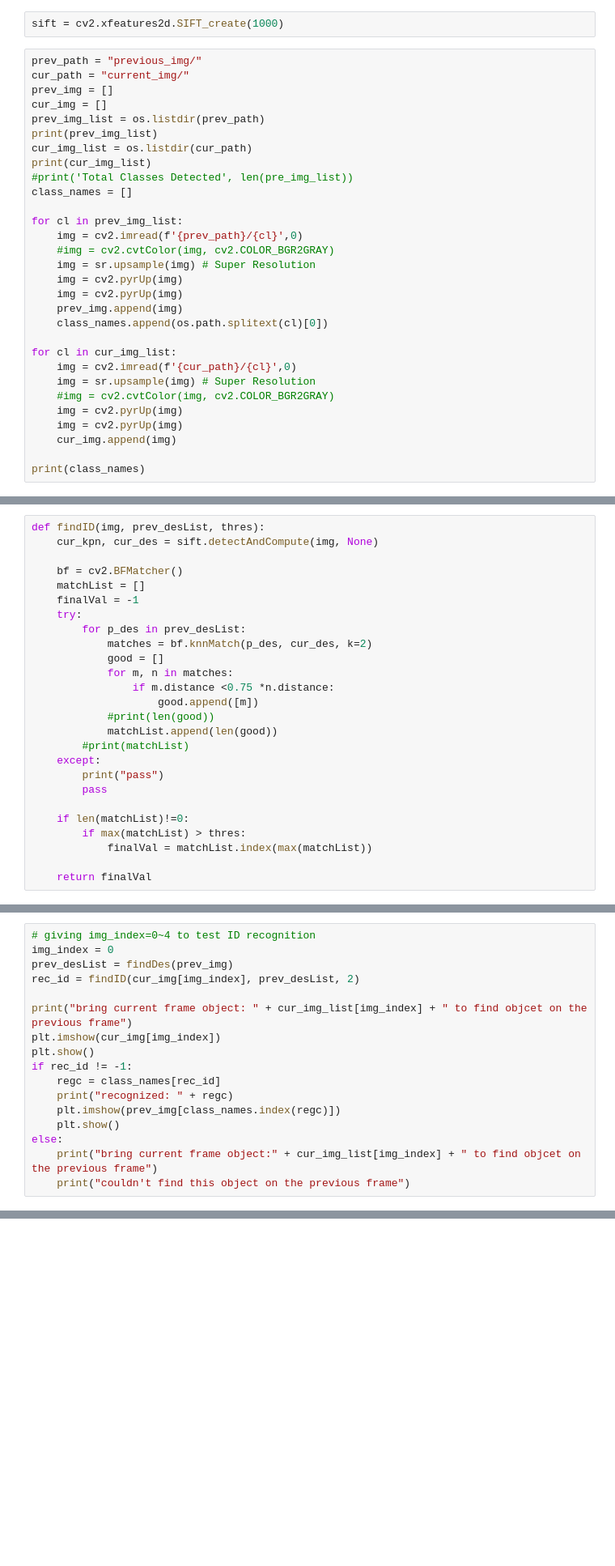
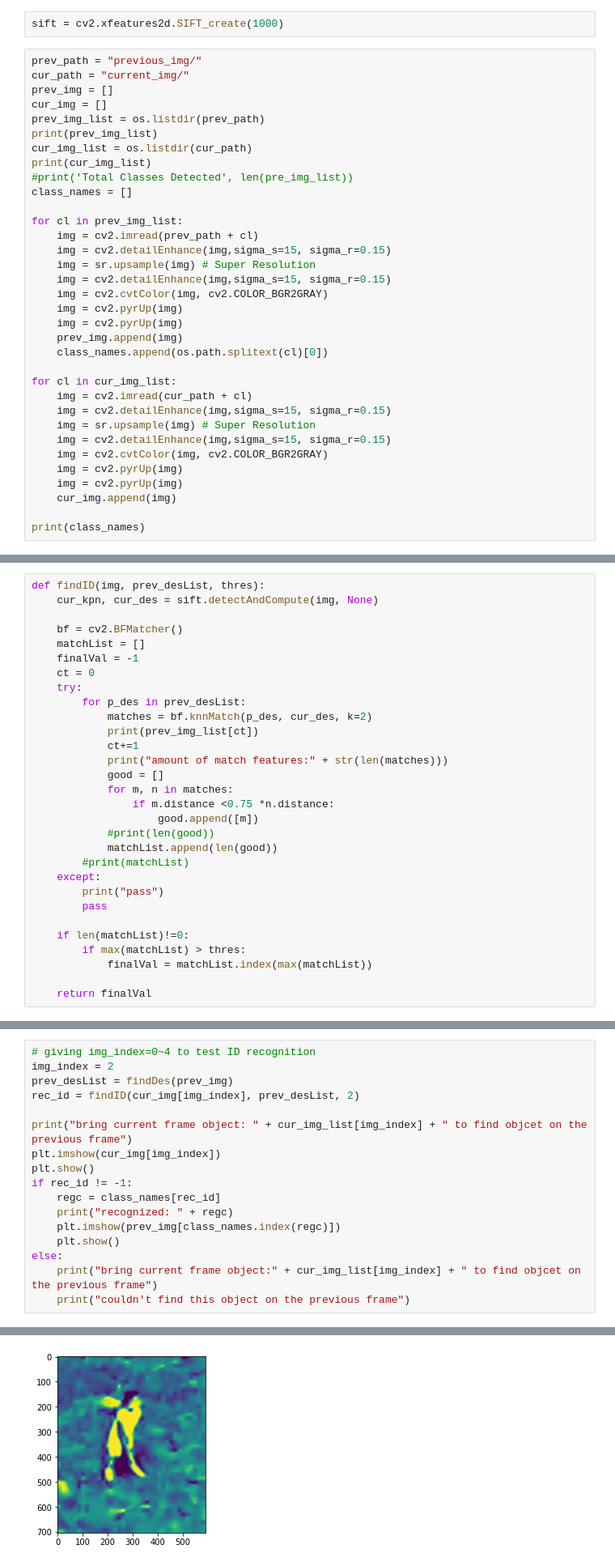
Before and after one commit to masteree108/SIFT_personID_UBU18, a Jupyter notebook: SIFT_espcn_find_id.ipynb, the cells around one changed output, grey strips where cells are left out. Shown at 81% size. Cells and saved outputs as stored; diff of their text form; blank space fills up the shorter version.

Commit message:
using detailEnhance method to sharp image
this method will improve accuracy of predicting IDs

```diff
--- a/SIFT_espcn_find_id.ipynb
+++ b/SIFT_espcn_find_id.ipynb
@@ -27,18 +29,22 @@ print(cur_img_list)
 class_names = []
 
 for cl in prev_img_list:
-    img = cv2.imread(f'{prev_path}/{cl}',0)
-    #img = cv2.cvtColor(img, cv2.COLOR_BGR2GRAY)
+    img = cv2.imread(prev_path + cl)
+    img = cv2.detailEnhance(img,sigma_s=15, sigma_r=0.15)
     img = sr.upsample(img) # Super Resolution
+    img = cv2.detailEnhance(img,sigma_s=15, sigma_r=0.15)
+    img = cv2.cvtColor(img, cv2.COLOR_BGR2GRAY)
     img = cv2.pyrUp(img)
     img = cv2.pyrUp(img)
     prev_img.append(img)
     class_names.append(os.path.splitext(cl)[0])
 
 for cl in cur_img_list:
-    img = cv2.imread(f'{cur_path}/{cl}',0)
+    img = cv2.imread(cur_path + cl)
+    img = cv2.detailEnhance(img,sigma_s=15, sigma_r=0.15)
     img = sr.upsample(img) # Super Resolution
-    #img = cv2.cvtColor(img, cv2.COLOR_BGR2GRAY)
+    img = cv2.detailEnhance(img,sigma_s=15, sigma_r=0.15)
+    img = cv2.cvtColor(img, cv2.COLOR_BGR2GRAY)
     img = cv2.pyrUp(img)
     img = cv2.pyrUp(img)
     cur_img.append(img)
@@ -58,9 +68,13 @@ def findID(img, prev_desList, thres):
     bf = cv2.BFMatcher()
     matchList = []
     finalVal = -1
+    ct = 0
     try:
         for p_des in prev_desList:
             matches = bf.knnMatch(p_des, cur_des, k=2)
+            print(prev_img_list[ct])
+            ct+=1
+            print("amount of match features:" + str(len(matches)))
             good = []
             for m, n in matches:
                 if m.distance <0.75 *n.distance:
@@ -82,6 +98,6 @@ print(prev_img_list)
 # %%
 # giving img_index=0~4 to test ID recognition
-img_index = 0
+img_index = 2
 prev_desList = findDes(prev_img)
 rec_id = findID(cur_img[img_index], prev_desList, 2)
 
@@ -96,3 +112,4 @@ if rec_id != -1:
 else:
     print("bring current frame object:" + cur_img_list[img_index] + " to find objcet on the previous frame")
     print("couldn't find this object on the previous frame")
+# %% [output]
@@ -98,0 +127 @@ else:
+[figure, added]
```
Also changed, not shown: parts of 4 cells of this notebook, 2 other files.
